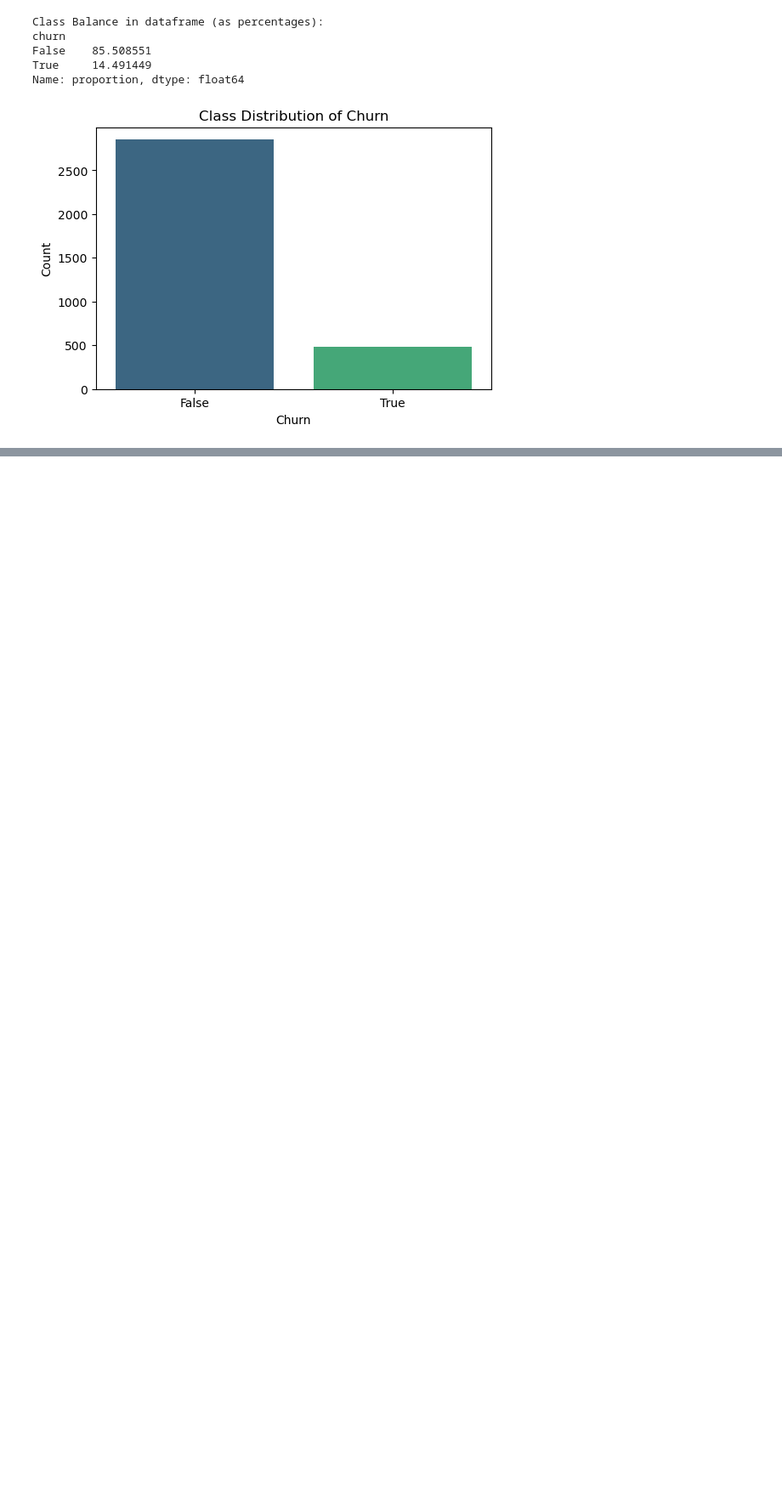
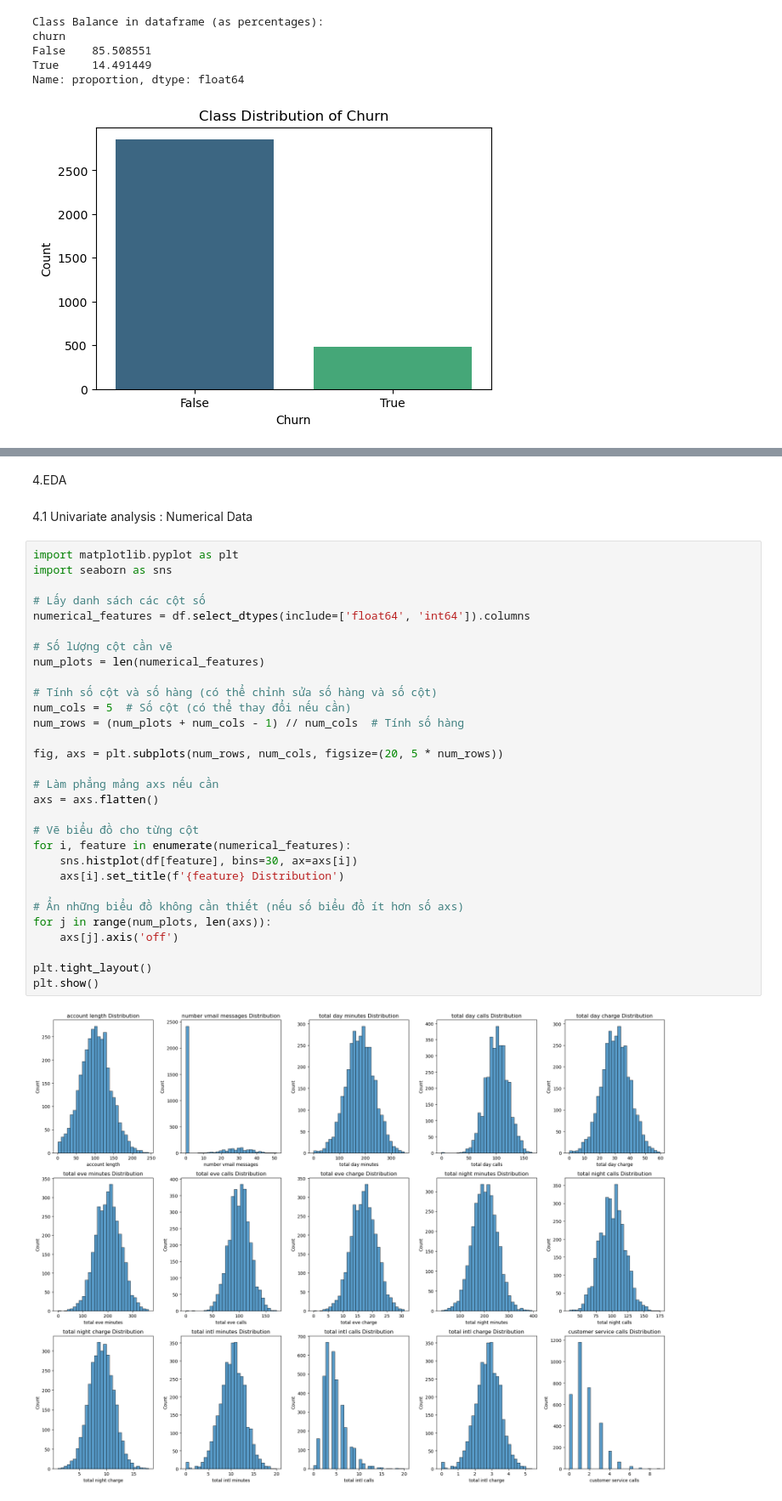
Before and after one commit to mydg13/Sony_Project, a Jupyter notebook: Sony_project.ipynb, the cells around one changed output, grey strips where cells are left out. Shown: that part at 85% size. Cells and saved outputs as stored; diff of their text form; blank space fills up the shorter version.

```diff
--- a/Sony_project.ipynb
+++ b/Sony_project.ipynb
@@ -208,0 +202,36 @@ Based on initial inspection, we can conclude that:
+# %% [markdown]
+4.EDA
+# %% [markdown]
+4.1 Univariate analysis : Numerical Data
+# %%
+import matplotlib.pyplot as plt
+import seaborn as sns
+
+# Lấy danh sách các cột số
+numerical_features = df.select_dtypes(include=['float64', 'int64']).columns
+
+# Số lượng cột cần vẽ
+num_plots = len(numerical_features)
+
+# Tính số cột và số hàng (có thể chỉnh sửa số hàng và số cột)
+num_cols = 5  # Số cột (có thể thay đổi nếu cần)
+num_rows = (num_plots + num_cols - 1) // num_cols  # Tính số hàng
+
+fig, axs = plt.subplots(num_rows, num_cols, figsize=(20, 5 * num_rows))
+
+# Làm phẳng mảng axs nếu cần
+axs = axs.flatten()
+
+# Vẽ biểu đồ cho từng cột
+for i, feature in enumerate(numerical_features):
+    sns.histplot(df[feature], bins=30, ax=axs[i])
+    axs[i].set_title(f'{feature} Distribution')
+
+# Ẩn những biểu đồ không cần thiết (nếu số biểu đồ ít hơn số axs)
+for j in range(num_plots, len(axs)):
+    axs[j].axis('off')
+
+plt.tight_layout()
+plt.show()
+# %% [output]
+[figure, added]
```
Also changed, not shown: parts of 15 cells of this notebook.
